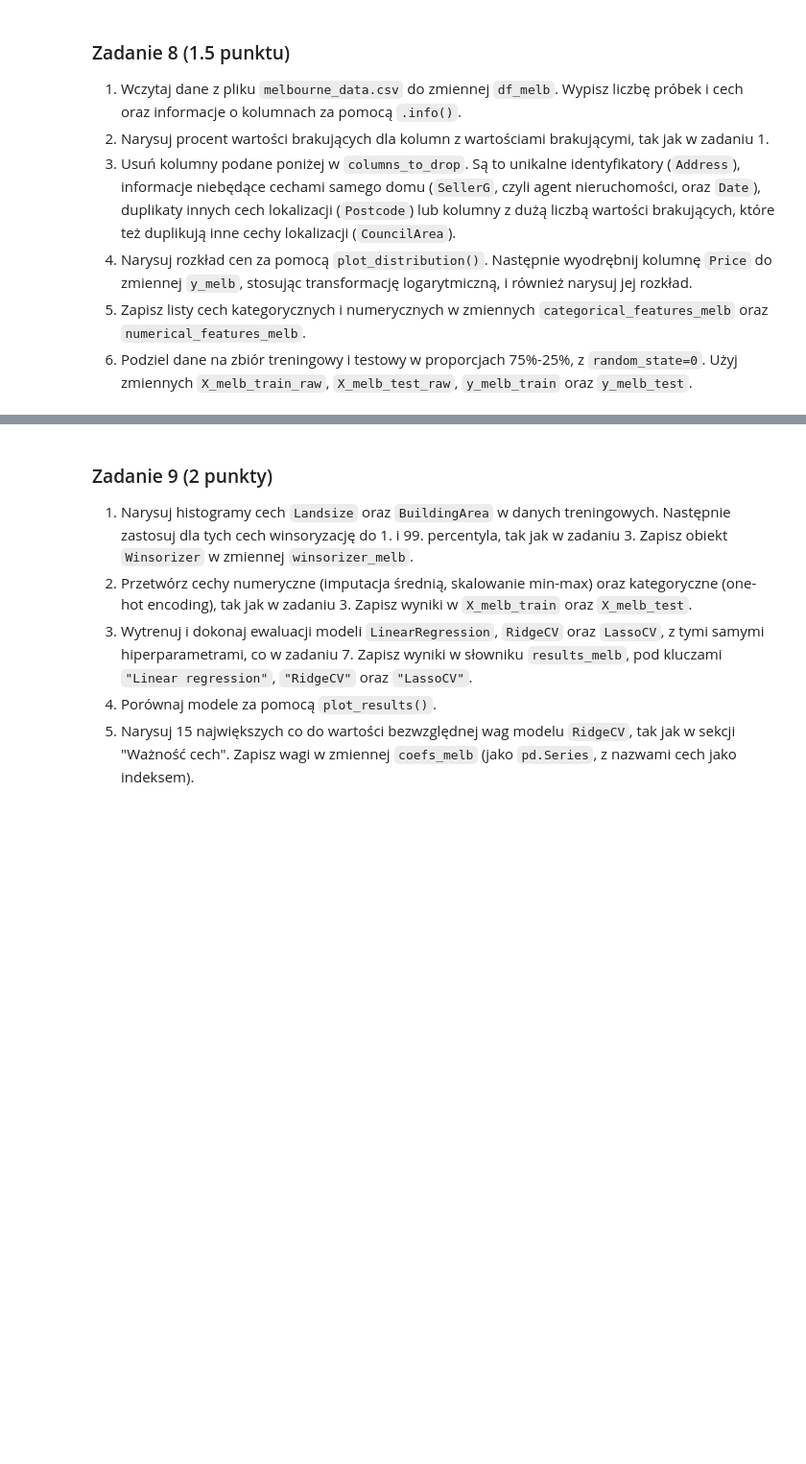
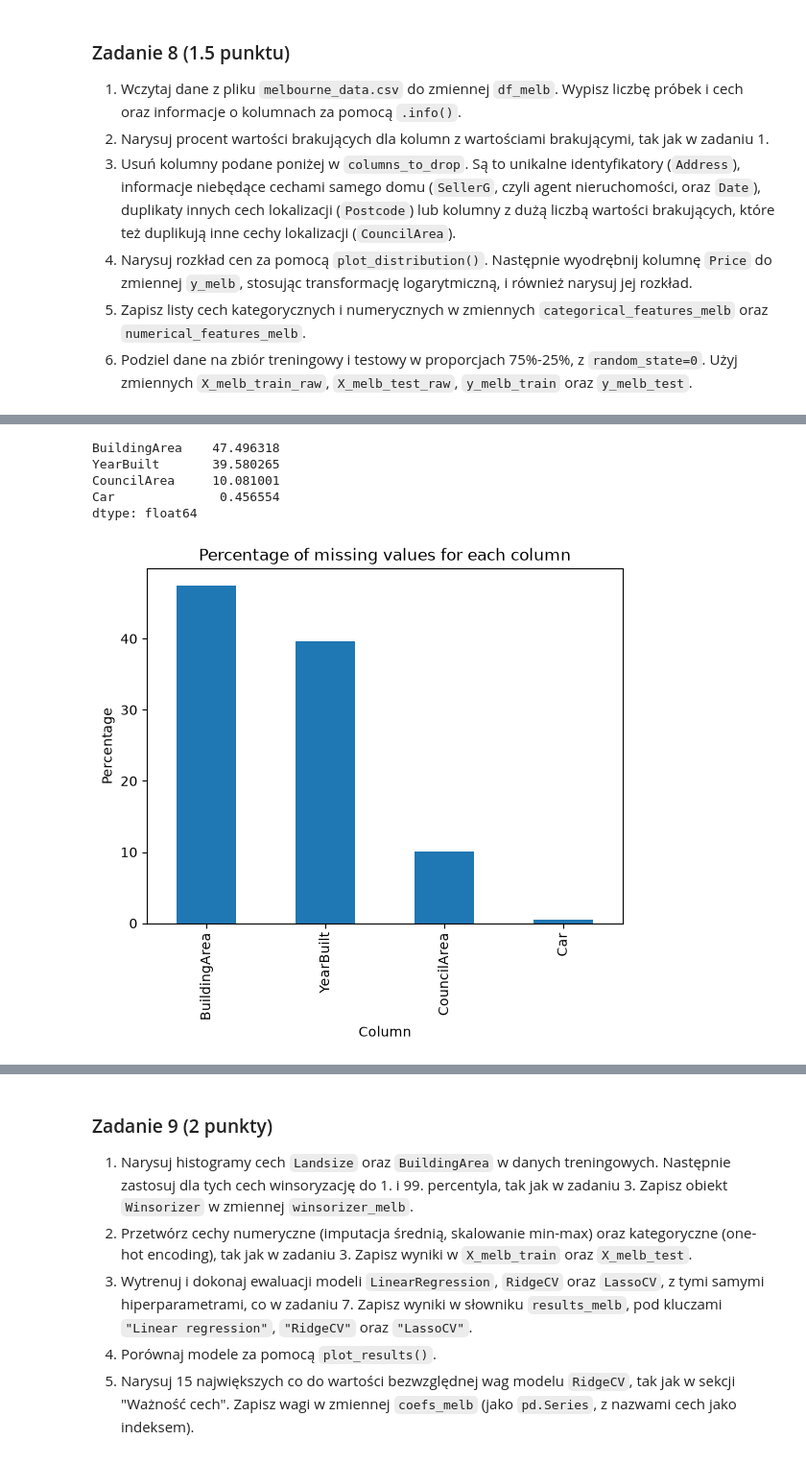
Before and after one commit to Mysiax05/AI_Basics, a Jupyter notebook: lab1/lab_1.ipynb, the cells around one changed output, grey strips where cells are left out. Shown at 96% size. Saved outputs shown, nothing was run; the diff lists cells and outputs as text; code cells hidden in the pictures; blank space fills up the shorter version.

Commit message:
data processing part for melbourne data

```diff
--- a/lab1/lab_1.ipynb
+++ b/lab1/lab_1.ipynb
@@ -1408,0 +1407,7 @@ columns_to_drop = ["Address", "SellerG", "Date", "Postcode", "CouncilArea"]
+# %%
+
+df_melb = pd.read_csv("melbourne_data.csv")
+df_melb.columns = [col.replace(",", "") for col in df_melb.columns]
+
+print(df_melb.shape[0], df_melb.shape[1])
+print(df.info())
@@ -1408,0 +1432,21 @@ columns_to_drop = ["Address", "SellerG", "Date", "Postcode", "CouncilArea"]
+# %%
+# percentage of missing values
+n_na_melb = df_melb.isna().sum()
+n_samples_melb = df_melb.shape[0]
+
+missing_pct = pd.Series(n_na_melb / n_samples_melb * 100)
+missing_pct = missing_pct[missing_pct > 0].sort_values(ascending=False)
+print(missing_pct)
+
+# bar plot
+plot = missing_pct.plot(kind="bar",
+                        title="Percentage of missing values for each column",
+                        xlabel="Column",
+                        ylabel="Percentage")
+# %% [output]
+BuildingArea    47.496318
+YearBuilt       39.580265
+CouncilArea     10.081001
+Car              0.456554
+dtype: float64
+[figure, added]
```
Also changed, not shown: parts of 8 cells of this notebook.
